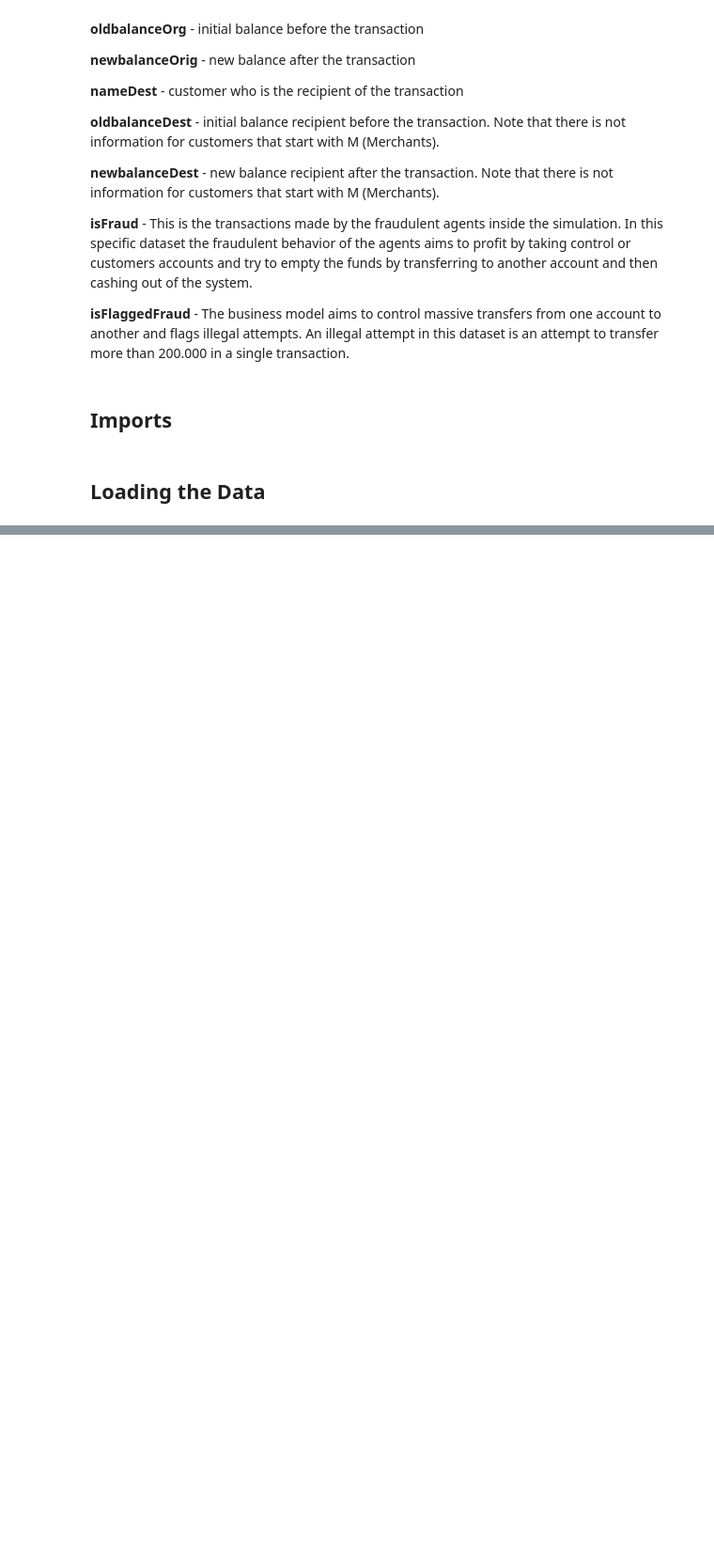
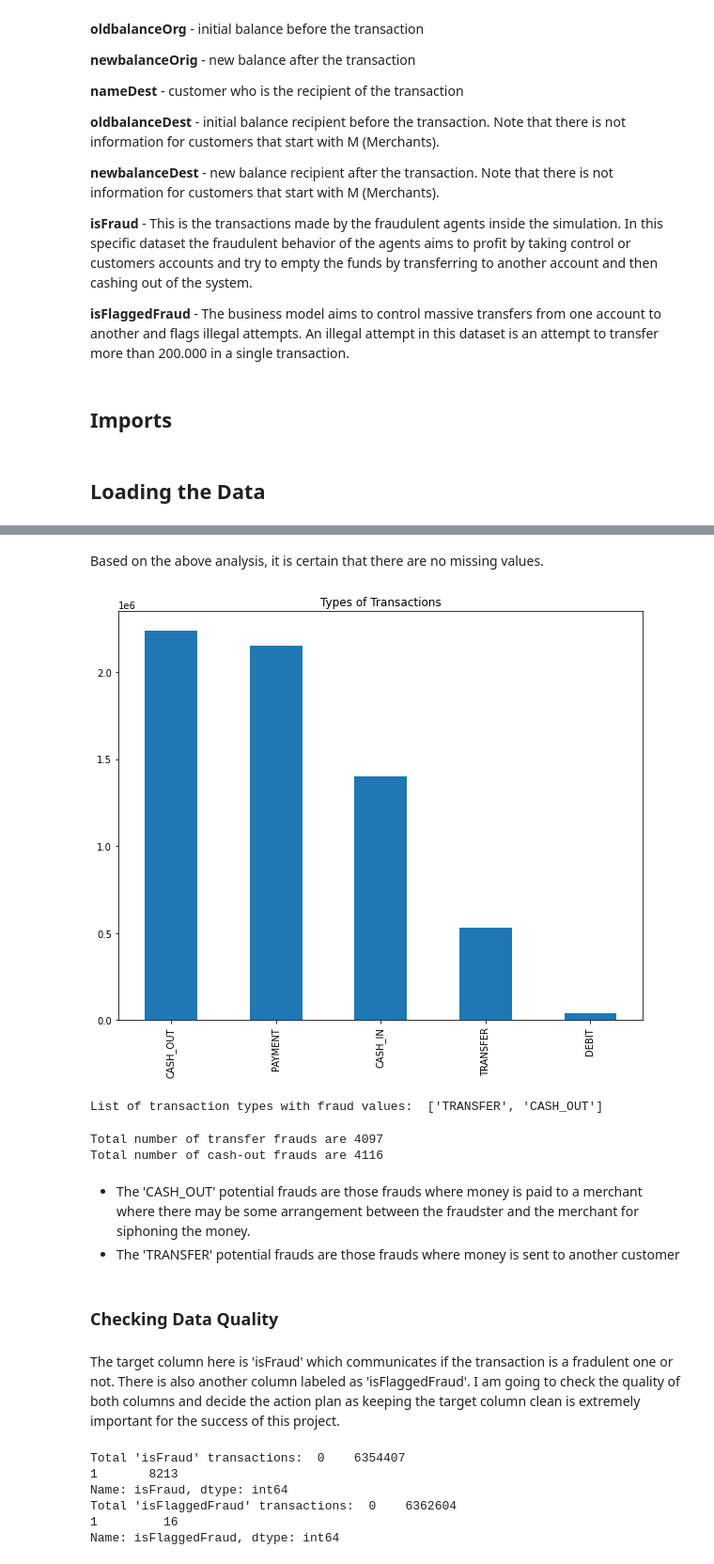
Before and after one commit to jayguptacal/BankingAndInvestments, a Jupyter notebook: FinancialFraudDetection/Financial_Frauds_DataWrangling.ipynb, the cells around one changed output, grey strips where cells are left out. Shown: that part at 94% size. Drawn from its saved outputs; the diff is of its cells as text; code cells hidden in the pictures; blank space fills up the shorter version.

```diff
--- a/FinancialFraudDetection/Financial_Frauds_DataWrangling.ipynb
+++ b/FinancialFraudDetection/Financial_Frauds_DataWrangling.ipynb
@@ -76,0 +155,43 @@ findata = pd.read_csv('../FinancaialFraudDetection/raw-data/PS_20174392719_14912
+# %% [markdown]
+Based on the above analysis, it is certain that there are no missing values.
+# %%
+# Checking different types of transactions
+plt.figure(figsize=(10, 8))
+plt.title("Types of Transactions")
+data.type.value_counts().plot(kind='bar')
+plt.show()
+# %% [output]
+[figure, added]
+# %%
+# Checking which transaction type has the fradulent transactions
+
+print("List of transaction types with fraud values: ",list(data.loc[data.isFraud == 1].type.drop_duplicates().values))
+# %% [output]
+List of transaction types with fraud values:  ['TRANSFER', 'CASH_OUT']
+# %%
+# Finding number of potential fraud transactions for 'CASH_OUT' and 'TRANSFER' types
+transfer_frauds = data.loc[(data.isFraud==1) & (data.type=='TRANSFER')]
+cashout_frauds = data.loc[(data.isFraud==1) & (data.type=='CASH_OUT')]
+print("Total number of transfer frauds are {}".format(len(transfer_frauds)))
+print("Total number of cash-out frauds are {}".format(len(cashout_frauds)))
+# %% [output]
+Total number of transfer frauds are 4097
+Total number of cash-out frauds are 4116
+# %% [markdown]
+- The 'CASH_OUT' potential frauds are those frauds where money is paid to a merchant where there may be some arrangement between the fraudster and the merchant for siphoning the money.
+- The 'TRANSFER' potential frauds are those frauds where money is sent to another customer
+# %% [markdown]
+### Checking Data Quality<a id='2.2.2_Checking_Data_Quality'></a>
+# %% [markdown]
+The target column here is 'isFraud' which communicates if the transaction is a fradulent one or not. There is also another column labeled as 'isFlaggedFraud'. I am going to check the quality of both columns and decide the action plan as keeping the target column clean is extremely important for the success of this project.
+# %%
+# Checking the need of 'isFlaggedFraud' column accurate against 'isFraud' column
+print("Total 'isFraud' transactions: ",data.isFraud.value_counts())
+print("Total 'isFlaggedFraud' transactions: ",data.isFlaggedFraud.value_counts())
+# %% [output]
+Total 'isFraud' transactions:  0    6354407
+1       8213
+Name: isFraud, dtype: int64
+Total 'isFlaggedFraud' transactions:  0    6362604
+1         16
+Name: isFlaggedFraud, dtype: int64
```
Also changed, not shown: parts of 19 cells of this notebook.
